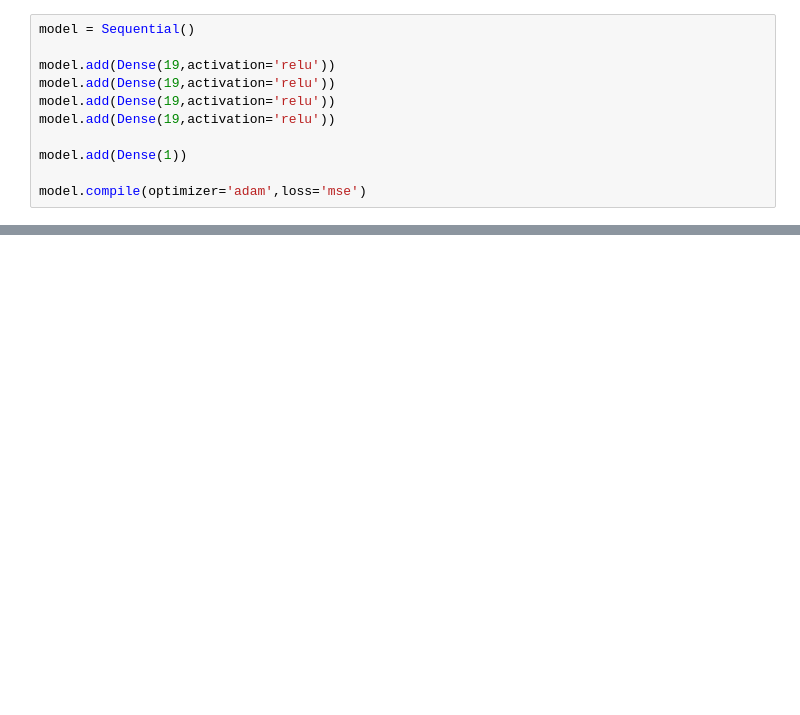
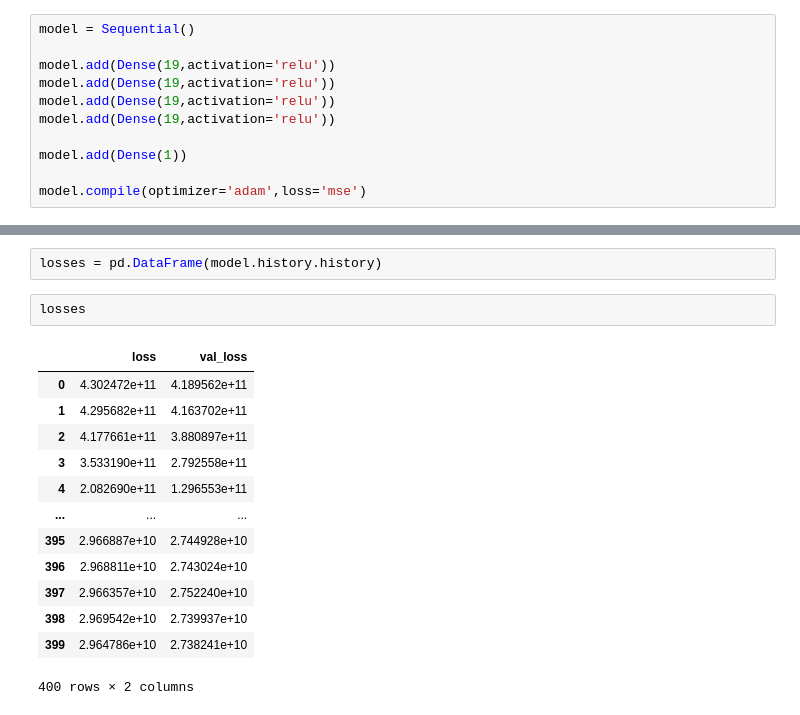
Before and after one commit to depa-tto/Machine-Learning-course, a Jupyter notebook: machine_learning/artificial_neural_networks/ann_2.ipynb, the cells around one changed output, grey strips where cells are left out. Cells and saved outputs as stored; diff of their text form; blank space fills up the shorter version.

```diff
--- a/machine_learning/artificial_neural_networks/ann_2.ipynb
+++ b/machine_learning/artificial_neural_networks/ann_2.ipynb
@@ -362 +363,19 @@ Epoch 400/400
 <keras.src.callbacks.history.History at 0x...>
+# %%
+losses = pd.DataFrame(model.history.history)
+# %%
+losses
+# %% [output]
+|  | loss | val_loss |
+| 0 | 4.302472e+11 | 4.189562e+11 |
+| 1 | 4.295682e+11 | 4.163702e+11 |
+| 2 | 4.177661e+11 | 3.880897e+11 |
+| 3 | 3.533190e+11 | 2.792558e+11 |
+| 4 | 2.082690e+11 | 1.296553e+11 |
+| ... | ... | ... |
+| 395 | 2.966887e+10 | 2.744928e+10 |
+| 396 | 2.968811e+10 | 2.743024e+10 |
+| 397 | 2.966357e+10 | 2.752240e+10 |
+| 398 | 2.969542e+10 | 2.739937e+10 |
+| 399 | 2.964786e+10 | 2.738241e+10 |
+400 rows × 2 columns
```
Also changed, not shown: parts of 16 cells of this notebook.
